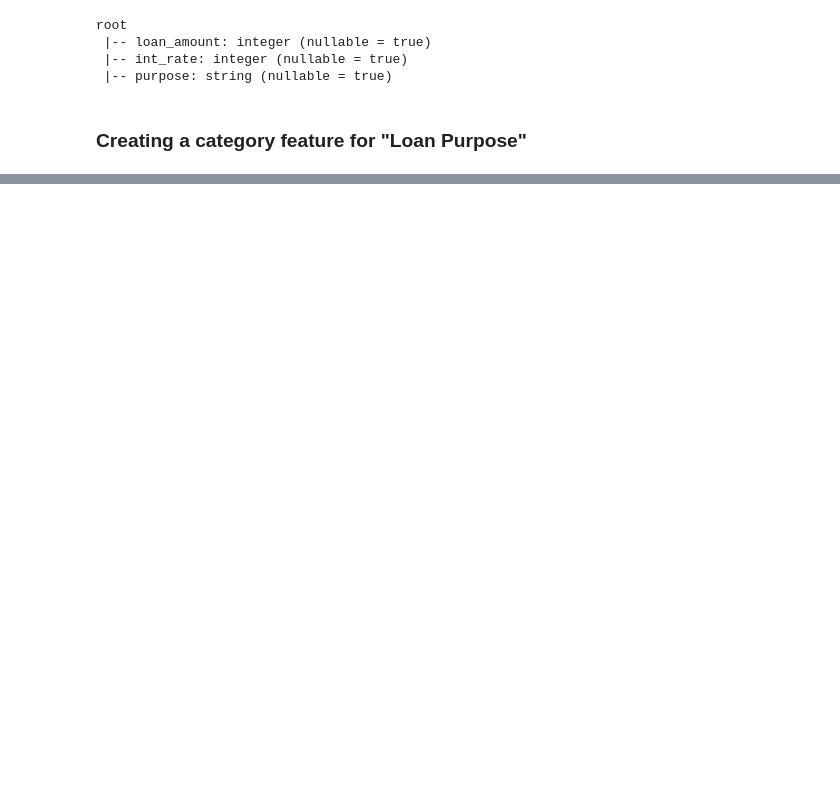
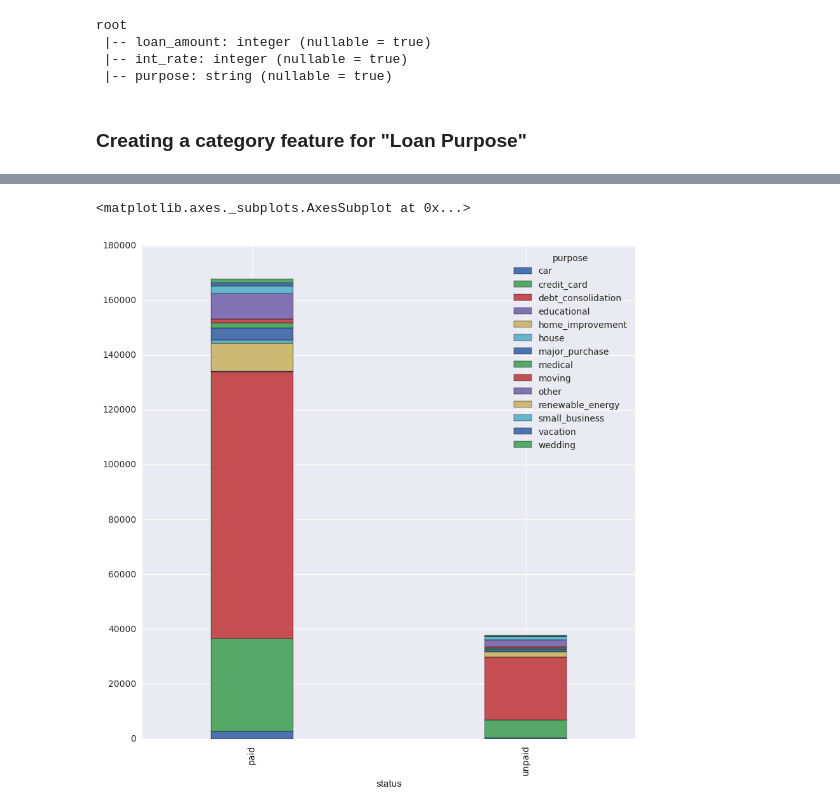
Before and after one commit to jinxinma/Loan_Default_Prediction_LendingClub, a Jupyter notebook: Feature Engineering.ipynb, the cells around one changed output, grey strips where cells are left out. Drawn from its saved outputs; the diff is of its cells as text; code cells hidden in the pictures; blank space fills up the shorter version.

```diff
--- a/Feature Engineering.ipynb
+++ b/Feature Engineering.ipynb
@@ -64,3 +69,13 @@ def purpose_cat(value):
     if value == 'educational':
         value = 14
 loan_df2['Purpose_cat'] = loan_df2['purpose'].apply(purpose_cat)
+# %%
+temp = pd.DataFrame(loan_df2.groupby(['status', 'purpose']).size(), columns=['count'])
+temp.reset_index(inplace=True)
+temp = temp.pivot(index='status',columns='purpose',values='count')
+# %%
+fig, axes = plt.subplots(1,1,figsize=(10,10))
+temp.plot(ax = axes, kind = 'bar', stacked = True, width = 0.3)
+# %% [output]
+<matplotlib.axes._subplots.AxesSubplot at 0x...>
+[figure, added]
```
Also changed, not shown: parts of 4 cells of this notebook, 5 other files.
